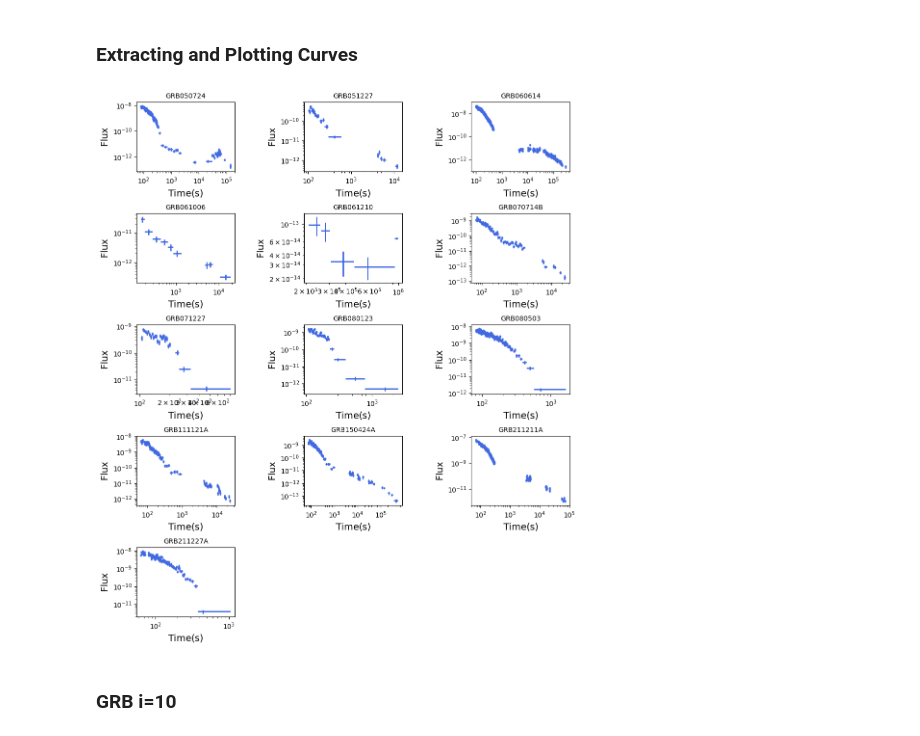
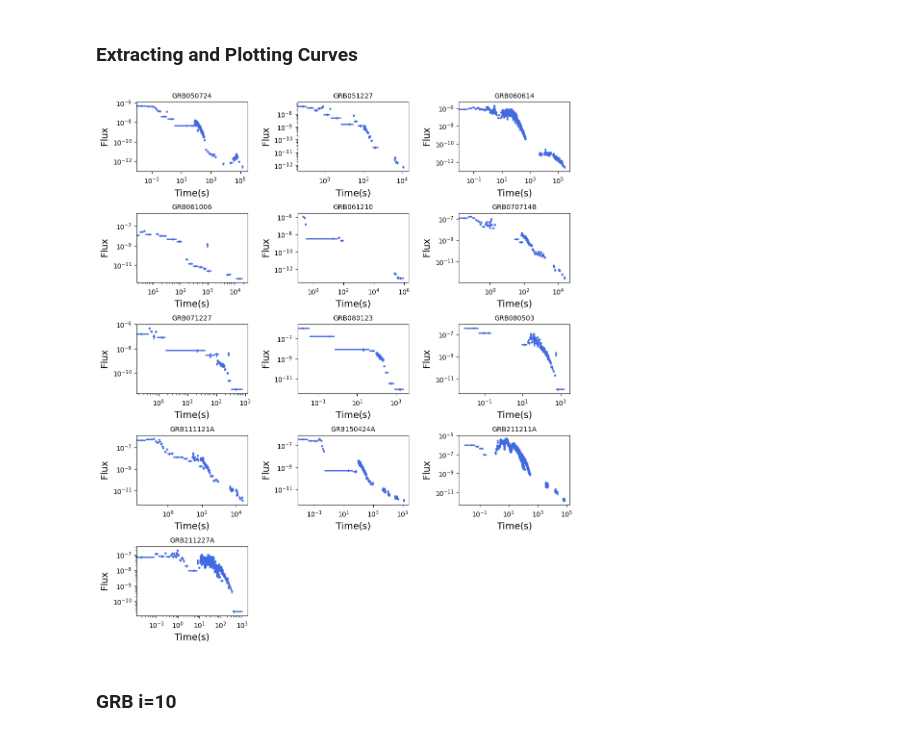
Before and after one commit to Kruthi24/fxt_code, a Jupyter notebook: analysis_notebooks/EE_sGRB/GRB_LC_10.ipynb, the cells around one changed output. Cells and saved outputs as stored; diff of their text form; code cells hidden in the pictures.

```diff
--- a/analysis_notebooks/EE_sGRB/GRB_LC_10.ipynb
+++ b/analysis_notebooks/EE_sGRB/GRB_LC_10.ipynb
@@ -13,35 +10,35 @@ import pandas as pd
 from lc_lmfit import *
 # %%
 folder='afterglow_data/'
-filename='_xray_flux.txt'
-GRBs=["050724","060614","070714B","150424A","211211A","211227A","061210","071227"]
+filename='_xray_batxrt.txt'
+
 GRBs=['050724', '051227', '060614', '061006', '061210', '070714B', '071227', '080123', '080503', '111121A', '150424A', '211211A', '211227A']
 # %% [markdown]
 ### Extracting and Plotting Curves
 # %%
 fig=plt.figure(figsize=(10.0,12.0), dpi=100)
 fig.patch.set_facecolor('white')
-plt.subplots_adjust(top=0.96, bottom=0.07, left=0.07, right=0.97, hspace=0.6,wspace=0.7)
+plt.subplots_adjust(top=0.96, bottom=0.07, left=0.07, right=0.97, hspace=0.6,wspace=0.45)
 
 for i in range(len(GRBs)):
-    ax1 = fig.add_subplot(5, 3, i+1)
+    ax1 = fig.add_subplot(5,3, i+1)
     Time,Time_high,Time_low,Flux,Flux_high,Flux_low=get_individual_curves_log(folder+GRBs[i]+filename)
     ax1.errorbar(Time,Flux,xerr=[Time_low,Time_high],yerr=[Flux_low,Flux_high],fmt='.',color='royalblue',linewidth=2.0,markersize=4.0)
     plt.gca().set_xscale("log")
     plt.gca().set_yscale("log")
     #ax1.set_xlim(1e1,1e5)
     #ax1.set_ylim(1e-14,1e-9)
     ax1.set_xlabel('$\mathrm{Time(s)}$',fontsize=14.)
     ax1.set_ylabel('$\mathrm{Flux}$',fontsize=14.)
     ax1.set_title("GRB"+GRBs[i],fontsize=10)
 
 #xticks = ticker.LogLocator(numticks=4)
 #ax1.xaxis.set_minor_locator(xticks)
 #ax1.tick_params(axis='x', which='minor', labelsize=7.0)
 
 plt.show()
 # %% [output]
-[figure, old version]
+[figure, new version]
 # %% [markdown]
 ### GRB i=10
 # %%
```
Also changed, not shown: parts of 14 cells of this notebook, 34 other files.
